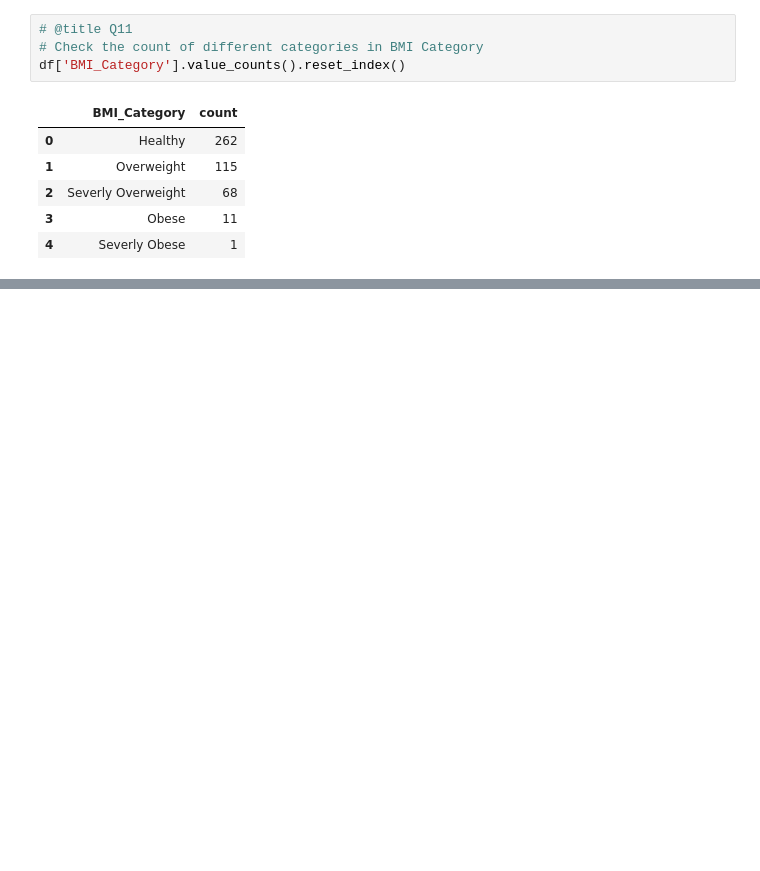
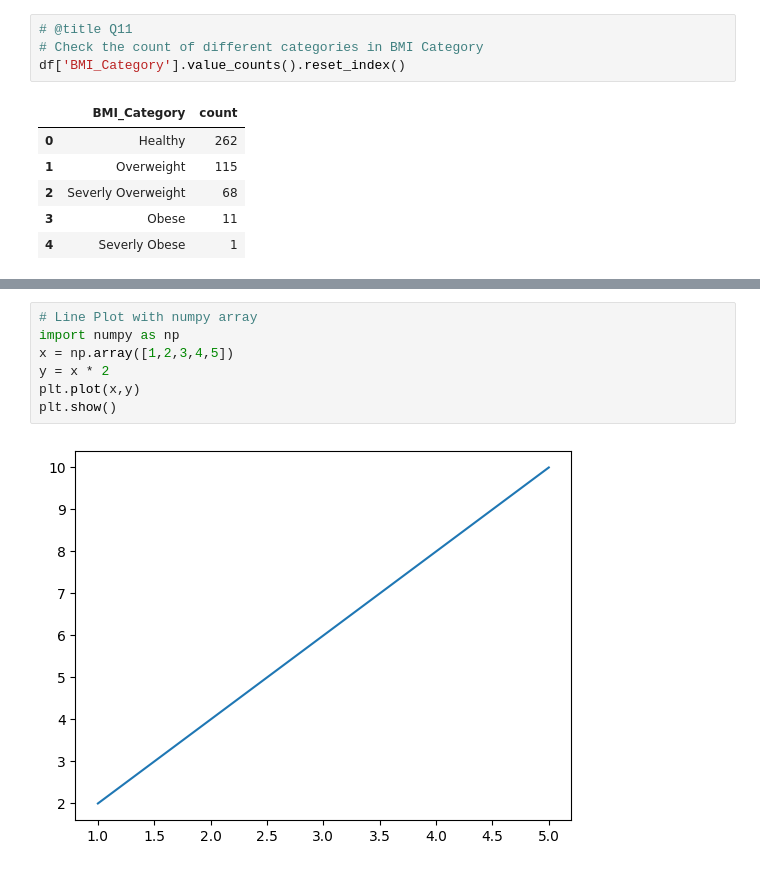
Before and after one commit to amityadav757330/DS-ML-AI, a Jupyter notebook: DS_ML_AI_Batch_1.ipynb, the cells around one changed output, grey strips where cells are left out. Saved outputs shown, nothing was run; the diff lists cells and outputs as text; blank space fills up the shorter version.

```diff
--- a/DS_ML_AI_Batch_1.ipynb
+++ b/DS_ML_AI_Batch_1.ipynb
@@ -2453,0 +2531,9 @@ df['BMI_Category'].value_counts().reset_index()
+# %%
+# Line Plot with numpy array
+import numpy as np
+x = np.array([1,2,3,4,5])
+y = x * 2
+plt.plot(x,y)
+plt.show()
+# %% [output]
+[figure, added]
```
Also changed, not shown: parts of 13 cells of this notebook.
